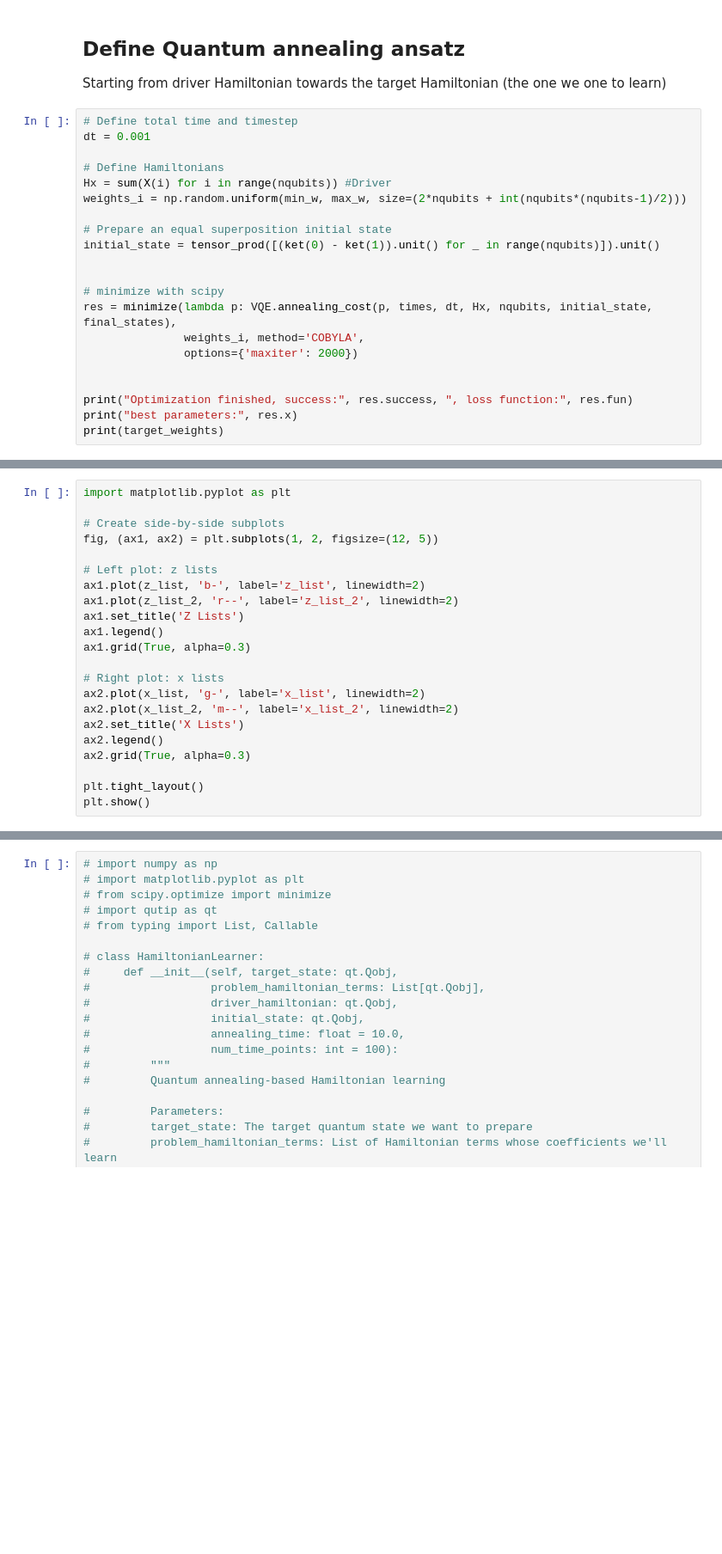
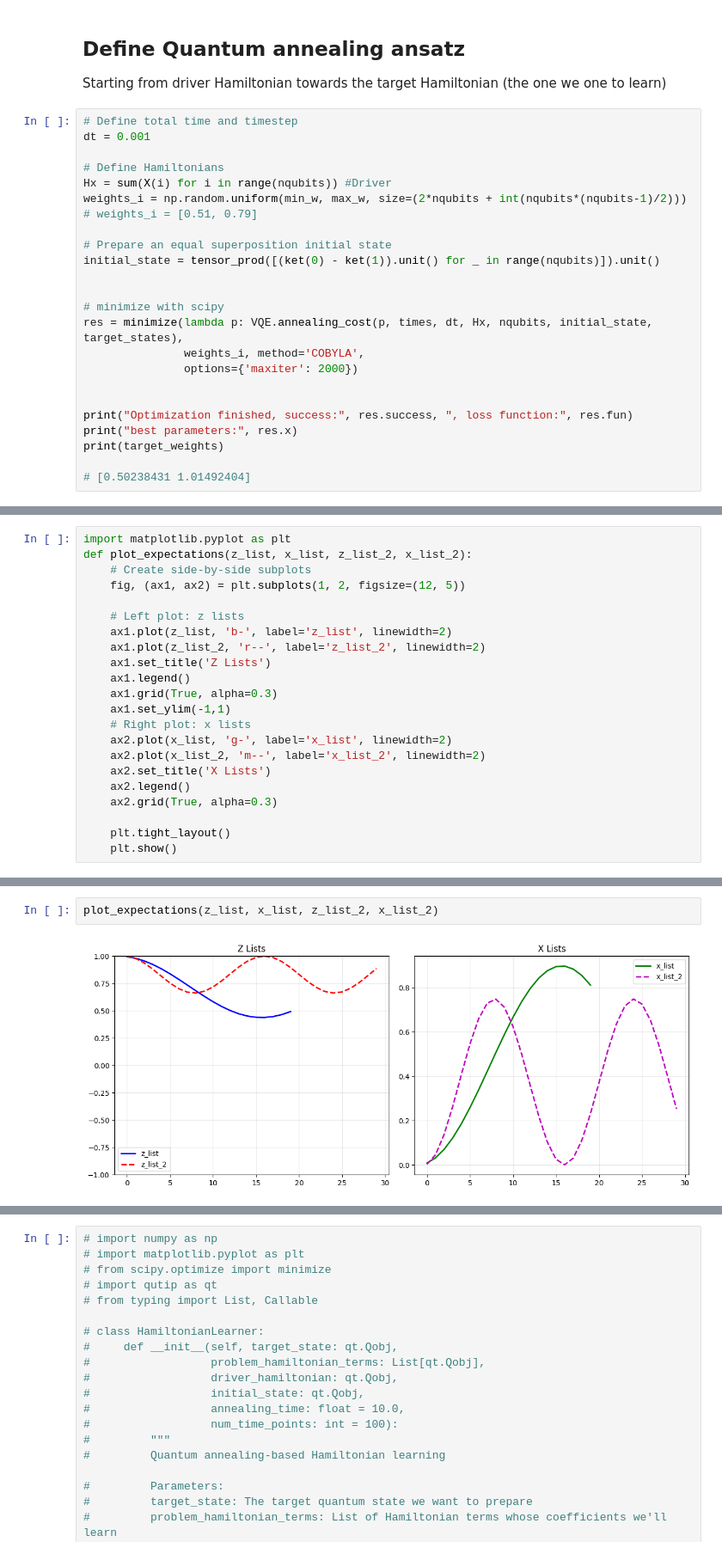
Before and after one commit to OsQarM/retech_2025, a Jupyter notebook: notebooks/annealing_optimizer.ipynb, the cells around one changed output, grey strips where cells are left out. Shown at 86% size. Drawn from its saved outputs; the diff is of its cells as text; blank space fills up the shorter version.

Commit message:
Changed optimizer, added multiple timestamps, ahchieved matching results in annealing and tim's strategy

```diff
--- a/notebooks/annealing_optimizer.ipynb
+++ b/notebooks/annealing_optimizer.ipynb
@@ -123,13 +106,14 @@ dt = 0.001
 # Define Hamiltonians
 Hx = sum(X(i) for i in range(nqubits)) #Driver
 weights_i = np.random.uniform(min_w, max_w, size=(2*nqubits + int(nqubits*(nqubits-1)/2)))
+# weights_i = [0.51, 0.79]
 
 # Prepare an equal superposition initial state
 initial_state = tensor_prod([(ket(0) - ket(1)).unit() for _ in range(nqubits)]).unit()
 
 
 # minimize with scipy
-res = minimize(lambda p: VQE.annealing_cost(p, times, dt, Hx, nqubits, initial_state, final_states),
+res = minimize(lambda p: VQE.annealing_cost(p, times, dt, Hx, nqubits, initial_state, target_states),
                weights_i, method='COBYLA',
                options={'maxiter': 2000})
 
@@ -137,4 +121,6 @@ res = minimize(lambda p: VQE.annealing_cost(p, times, dt, Hx, nqubits, initial_s
 print("Optimization finished, success:", res.success, ", loss function:", res.fun)
 print("best parameters:", res.x)
 print(target_weights)
+
+# [0.50238431 1.01492404]
 # %% [output]
@@ -176,22 +149,22 @@ print(x_list, "\n")
 # %%
 import matplotlib.pyplot as plt
+def plot_expectations(z_list, x_list, z_list_2, x_list_2):
+    # Create side-by-side subplots
+    fig, (ax1, ax2) = plt.subplots(1, 2, figsize=(12, 5))
 
-# Create side-by-side subplots
-fig, (ax1, ax2) = plt.subplots(1, 2, figsize=(12, 5))
+    # Left plot: z lists
+    ax1.plot(z_list, 'b-', label='z_list', linewidth=2)
+    ax1.plot(z_list_2, 'r--', label='z_list_2', linewidth=2)
+    ax1.set_title('Z Lists')
+    ax1.legend()
+    ax1.grid(True, alpha=0.3)
+    ax1.set_ylim(-1,1)
+    # Right plot: x lists
+    ax2.plot(x_list, 'g-', label='x_list', linewidth=2)
+    ax2.plot(x_list_2, 'm--', label='x_list_2', linewidth=2)
+    ax2.set_title('X Lists')
+    ax2.legend()
+    ax2.grid(True, alpha=0.3)
 
-# Left plot: z lists
-ax1.plot(z_list, 'b-', label='z_list', linewidth=2)
-ax1.plot(z_list_2, 'r--', label='z_list_2', linewidth=2)
-ax1.set_title('Z Lists')
-ax1.legend()
-ax1.grid(True, alpha=0.3)
-
-# Right plot: x lists
-ax2.plot(x_list, 'g-', label='x_list', linewidth=2)
-ax2.plot(x_list_2, 'm--', label='x_list_2', linewidth=2)
-ax2.set_title('X Lists')
-ax2.legend()
-ax2.grid(True, alpha=0.3)
-
-plt.tight_layout()
-plt.show()
+    plt.tight_layout()
+    plt.show()
@@ -199,0 +171,4 @@ plt.show()
+# %%
+plot_expectations(z_list, x_list, z_list_2, x_list_2)
+# %% [output]
+[figure, added]
```
Also changed, not shown: parts of 12 cells of this notebook, 4 other files.
